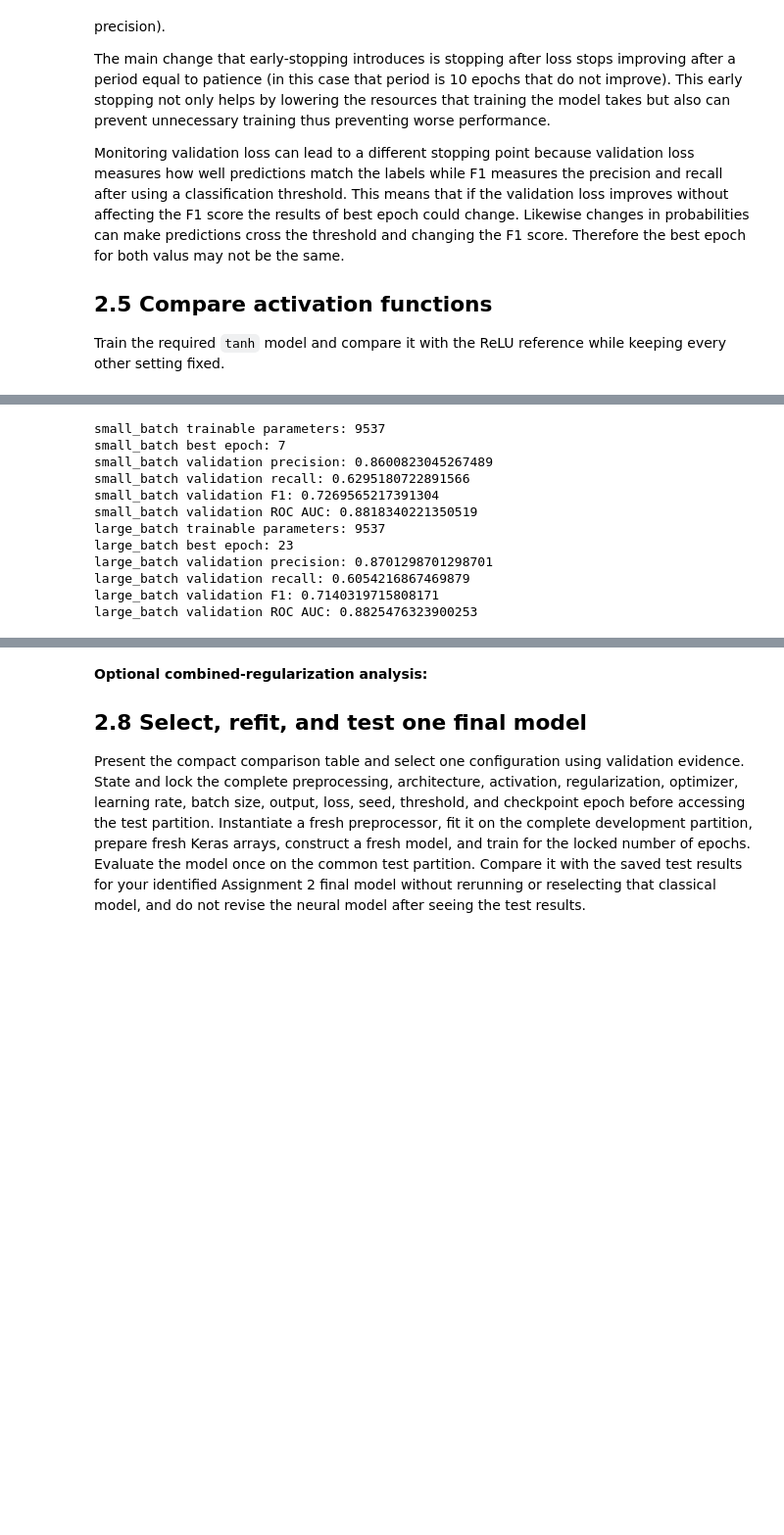
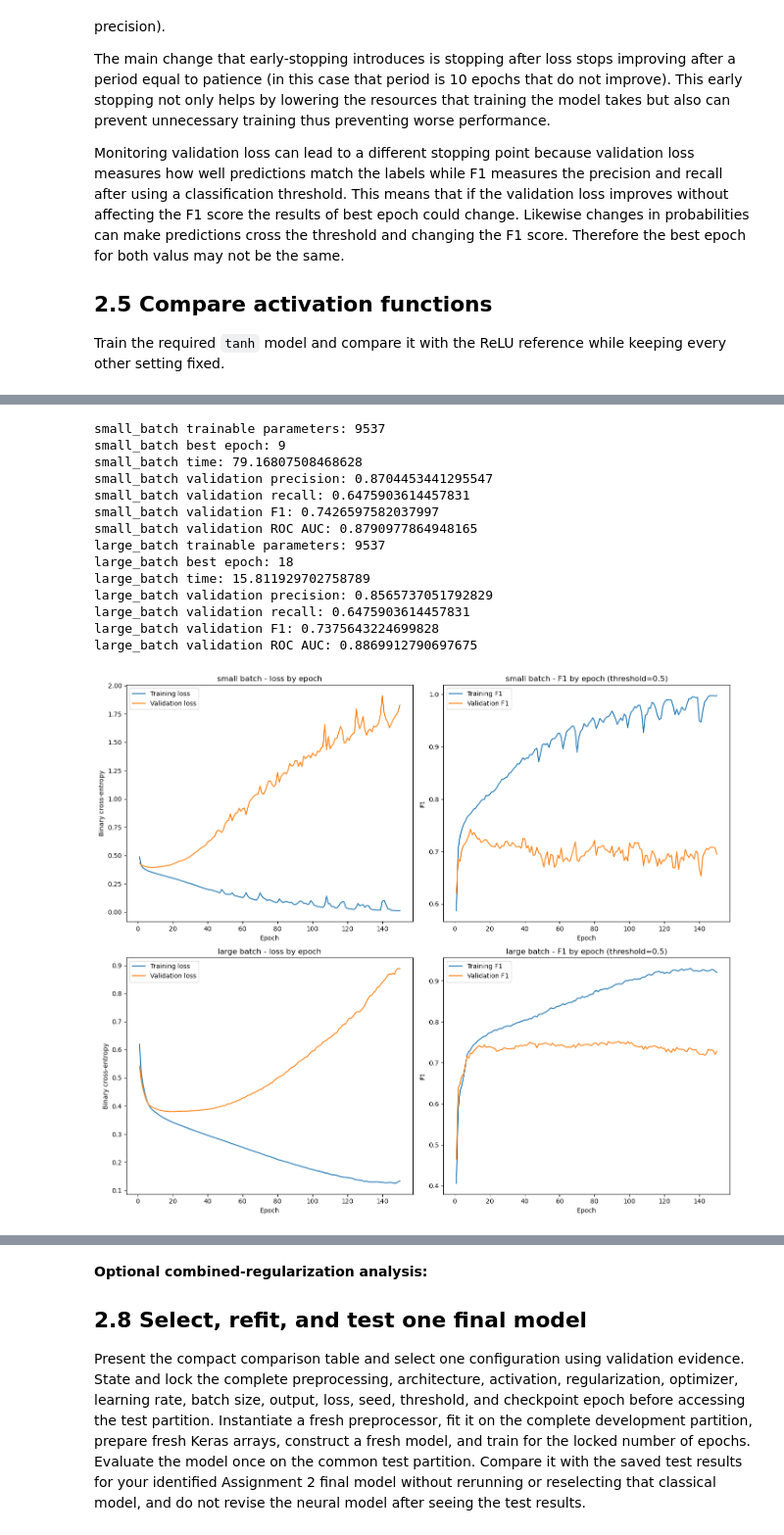
Before and after one commit to jvdlopes/csi4106-A3, a Jupyter notebook: csi4106-f26_a3_template.ipynb, the cells around one changed output, grey strips where cells are left out. Shown at 98% size. Drawn from its saved outputs; the diff is of its cells as text; code cells hidden in the pictures; blank space fills up the shorter version.

```diff
--- a/csi4106-f26_a3_template.ipynb
+++ b/csi4106-f26_a3_template.ipynb
@@ -992,11 +1003,9 @@ small_batch_best_results = small_batch_model.evaluate(X_validation_np, y_validat
 small_batch_validation_probabilities = small_batch_model.predict(X_validation_np, verbose=0).ravel()
 small_batch_validation_predictions = (small_batch_validation_probabilities >= CLASSIFICATION_THRESHOLD).astype(int)
 
-# print(f"small_batch inputs: 17 inputs * 64 weights + 64 biases = {17 * 64 + 64}")
-# print(f"small_batch layer in between: 2(64 * 64 weights + 64 biases) = {2 * (64 * 64 + 64)}")
-# print(f"small_batch layer to output: 64 weights + 1 bias = {64 + 1}")
 print(f"small_batch trainable parameters: {small_batch_parameter_count}")
 print(f"small_batch best epoch: {small_batch_best_epoch}")
+print(f"small_batch time: {small_batch_time}")
 print(f"small_batch validation precision: {precision_score(y_validation_np, small_batch_validation_predictions, zero_division=0)}")
 print(f"small_batch validation recall: {recall_score(y_validation_np, small_batch_validation_predictions, zero_division=0)}")
 print(f"small_batch validation F1: {f1_score(y_validation_np, small_batch_validation_predictions, zero_division=0)}")
@@ -1045,45 +1054,67 @@ large_batch_train_recall = np.asarray(large_batch_history.history["recall"])
 large_batch_precision_history = np.asarray(large_batch_history.history["val_precision"])
 large_batch_recall_history = np.asarray(large_batch_history.history["val_recall"])
 large_batch_train_f1 = np.divide(
     2 * large_batch_train_precision * large_batch_train_recall,
     large_batch_train_precision + large_batch_train_recall,
     out=np.zeros_like(large_batch_train_precision),
     where=(large_batch_train_precision + large_batch_train_recall) != 0
 )
 large_batch_validation_f1 = np.divide(
     2 * large_batch_precision_history * large_batch_recall_history,
     large_batch_precision_history + large_batch_recall_history,
     out=np.zeros_like(large_batch_precision_history),
     where=(large_batch_precision_history + large_batch_recall_history) != 0
 )
 
 large_batch_best_epoch = int(np.argmin(large_batch_history.history["val_loss"])) + 1
 large_batch_model.load_weights(large_batch_checkpoint_path)
 large_batch_best_results = large_batch_model.evaluate(X_validation_np, y_validation_np, verbose=0, return_dict=True)
 large_batch_validation_probabilities = large_batch_model.predict(X_validation_np, verbose=0).ravel()
 large_batch_validation_predictions = (large_batch_validation_probabilities >= CLASSIFICATION_THRESHOLD).astype(int)
 
-# print(f"large_batch inputs: 17 inputs * 64 weights + 64 biases = {17 * 64 + 64}")
-# print(f"large_batch layer in between: 2(64 * 64 weights + 64 biases) = {2 * (64 * 64 + 64)}")
-# print(f"large_batch layer to output: 64 weights + 1 bias = {64 + 1}")
 print(f"large_batch trainable parameters: {large_batch_parameter_count}")
 print(f"large_batch best epoch: {large_batch_best_epoch}")
+print(f"large_batch time: {large_batch_time}")
 print(f"large_batch validation precision: {precision_score(y_validation_np, large_batch_validation_predictions, zero_division=0)}")
 print(f"large_batch validation recall: {recall_score(y_validation_np, large_batch_validation_predictions, zero_division=0)}")
 print(f"large_batch validation F1: {f1_score(y_validation_np, large_batch_validation_predictions, zero_division=0)}")
 print(f"large_batch validation ROC AUC: {roc_auc_score(y_validation_np, large_batch_validation_probabilities)}")
+
+fig, axes = plt.subplots(2, 2, figsize=(14, 12))
+axes = axes.ravel()
+axes[0].plot(small_batch_epochs, small_batch_history.history["loss"], label="Training loss")
+axes[0].plot(small_batch_epochs, small_batch_history.history["val_loss"], label="Validation loss")
+axes[0].set(title="small batch - loss by epoch", xlabel="Epoch", ylabel="Binary cross-entropy")
+axes[0].legend()
+axes[1].plot(small_batch_epochs, small_batch_train_f1, label="Training F1")
+axes[1].plot(small_batch_epochs, small_batch_validation_f1, label="Validation F1")
+axes[1].set(title=f"small batch - F1 by epoch (threshold={CLASSIFICATION_THRESHOLD})", xlabel="Epoch", ylabel="F1")
+axes[1].legend()
+axes[2].plot(large_batch_epochs, large_batch_history.history["loss"], label="Training loss")
+axes[2].plot(large_batch_epochs, large_batch_history.history["val_loss"], label="Validation loss")
+axes[2].set(title="large batch - loss by epoch", xlabel="Epoch", ylabel="Binary cross-entropy")
+axes[2].legend()
+axes[3].plot(large_batch_epochs, large_batch_train_f1, label="Training F1")
+axes[3].plot(large_batch_epochs, large_batch_validation_f1, label="Validation F1")
+axes[3].set(title=f"large batch - F1 by epoch (threshold={CLASSIFICATION_THRESHOLD})", xlabel="Epoch", ylabel="F1")
+axes[3].legend()
+fig.tight_layout()
+plt.show()
 # %% [output]
 small_batch trainable parameters: 9537
-small_batch best epoch: 7
-small_batch validation precision: 0.8600823045267489
-small_batch validation recall: 0.6295180722891566
-small_batch validation F1: 0.7269565217391304
-small_batch validation ROC AUC: 0.8818340221350519
+small_batch best epoch: 9
+small_batch time: 79.16807508468628
+small_batch validation precision: 0.8704453441295547
+small_batch validation recall: 0.6475903614457831
+small_batch validation F1: 0.7426597582037997
+small_batch validation ROC AUC: 0.8790977864948165
 large_batch trainable parameters: 9537
-large_batch best epoch: 23
-large_batch validation precision: 0.8701298701298701
-large_batch validation recall: 0.6054216867469879
-large_batch validation F1: 0.7140319715808171
-large_batch validation ROC AUC: 0.8825476323900253
+large_batch best epoch: 18
+large_batch time: 15.811929702758789
+large_batch validation precision: 0.8565737051792829
+large_batch validation recall: 0.6475903614457831
+large_batch validation F1: 0.7375643224699828
+large_batch validation ROC AUC: 0.8869912790697675
+[figure, added]
 # %% [markdown]
 **Batch-size diagnosis:**
```
Also changed, not shown: parts of 12 cells of this notebook, 15 other files.
